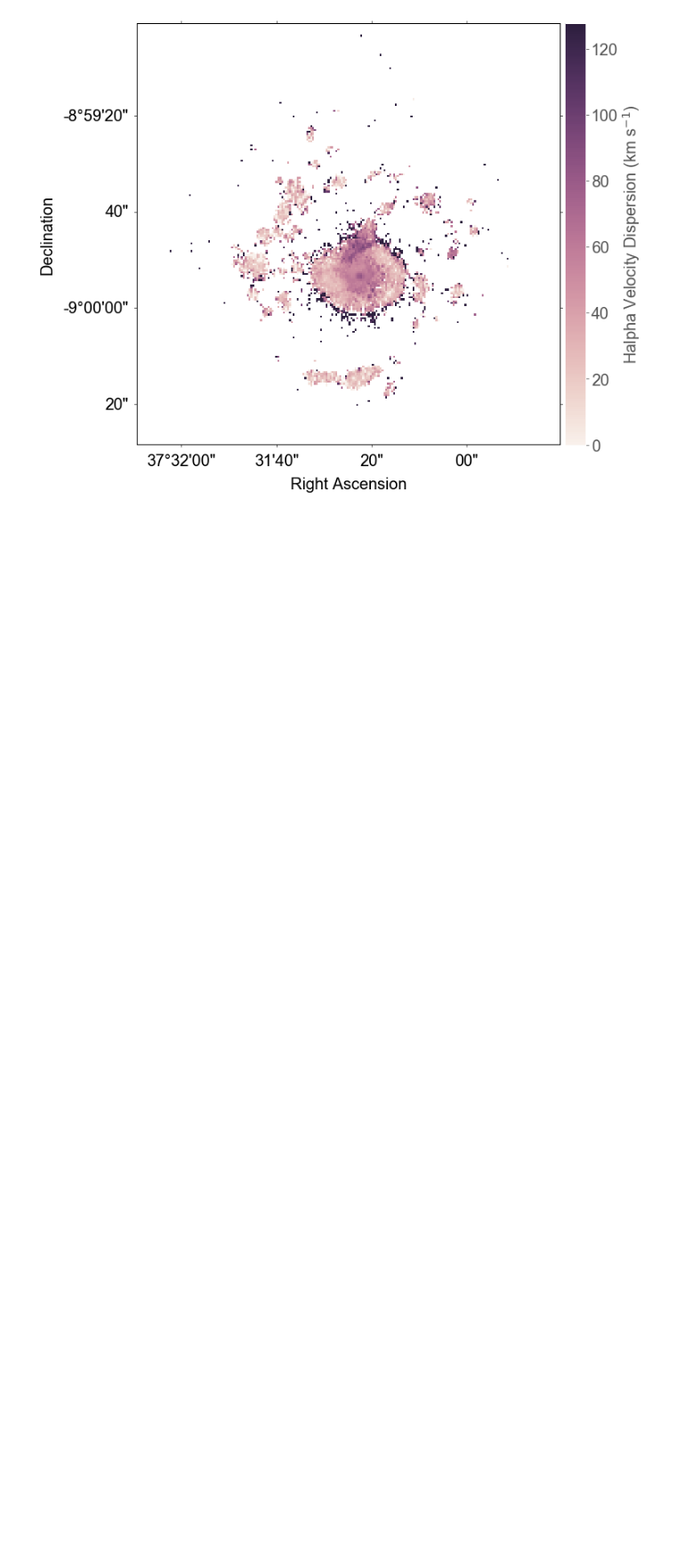
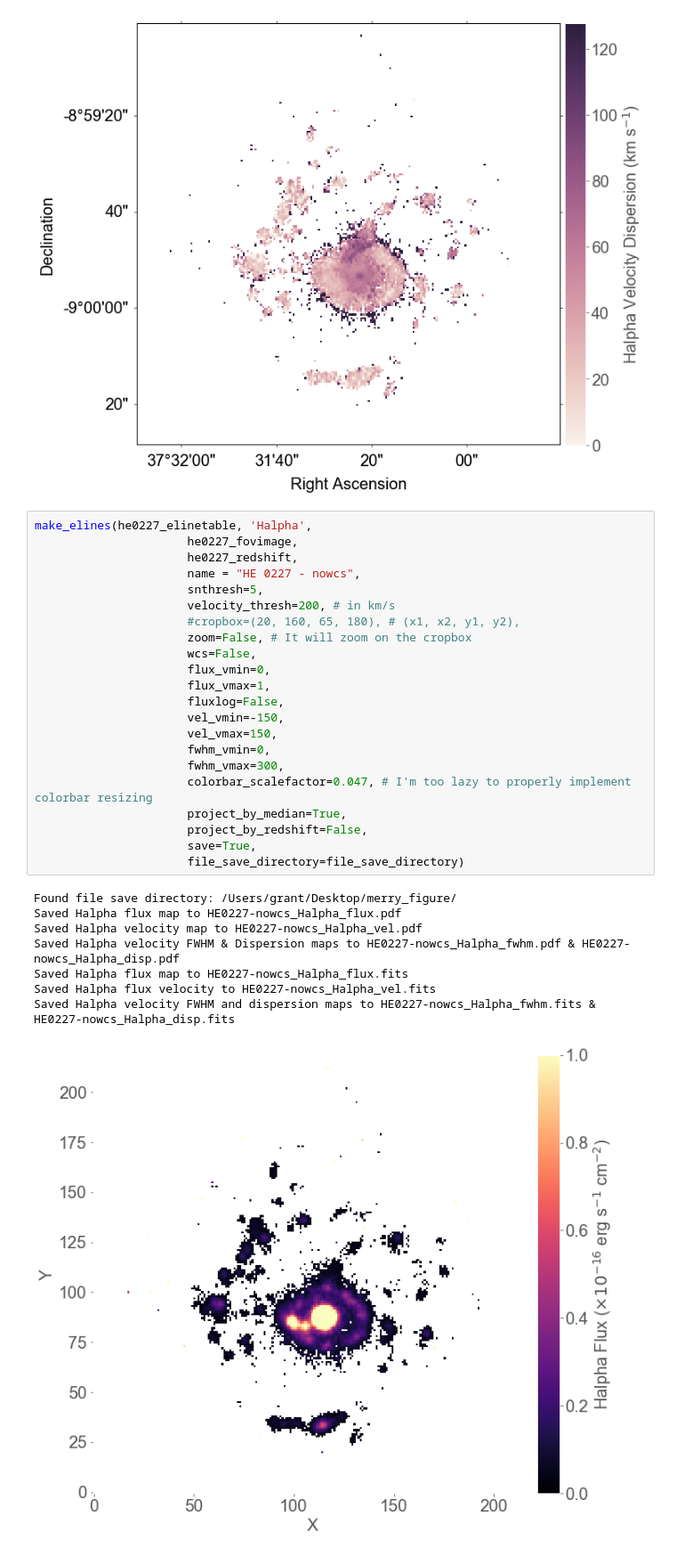
Before and after one commit to granttremblay/Merry_Paper, a Jupyter notebook: MerryMaps.ipynb, the cells around one changed output. Shown at 89% size. Saved outputs shown, nothing was run; the diff lists cells and outputs as text; blank space fills up the shorter version.

```diff
--- a/MerryMaps.ipynb
+++ b/MerryMaps.ipynb
@@ -621,3 +620,34 @@ Saved Halpha velocity FWHM and dispersion maps to HE0227_Halpha_fwhm.fits & HE02
 [figure]
 [figure]
 [figure]
+# %%
+make_elines(he0227_elinetable, 'Halpha',
+                      he0227_fovimage,
+                      he0227_redshift,
+                      name = "HE 0227 - nowcs",
+                      snthresh=5,
+                      velocity_thresh=200, # in km/s
+                      #cropbox=(20, 160, 65, 180), # (x1, x2, y1, y2),
+                      zoom=False, # It will zoom on the cropbox
+                      wcs=False,
+                      flux_vmin=0,
+                      flux_vmax=1,
+                      fluxlog=False,
+                      vel_vmin=-150,
+                      vel_vmax=150,
+                      fwhm_vmin=0,
+                      fwhm_vmax=300,
+                      colorbar_scalefactor=0.047, # I'm too lazy to properly implement colorbar resizing
+                      project_by_median=True,
+                      project_by_redshift=False,
+                      save=True,
+                      file_save_directory=file_save_directory)
+# %% [output]
+Found file save directory: /Users/grant/Desktop/merry_figure/
+Saved Halpha flux map to HE0227-nowcs_Halpha_flux.pdf
+Saved Halpha velocity map to HE0227-nowcs_Halpha_vel.pdf
+Saved Halpha velocity FWHM & Dispersion maps to HE0227-nowcs_Halpha_fwhm.pdf & HE0227-nowcs_Halpha_disp.pdf
+Saved Halpha flux map to HE0227-nowcs_Halpha_flux.fits
+Saved Halpha flux velocity to HE0227-nowcs_Halpha_vel.fits
+Saved Halpha velocity FWHM and dispersion maps to HE0227-nowcs_Halpha_fwhm.fits & HE0227-nowcs_Halpha_disp.fits
+[figure, added]
```
Also changed, not shown: parts of 4 cells of this notebook, 1 other file.
